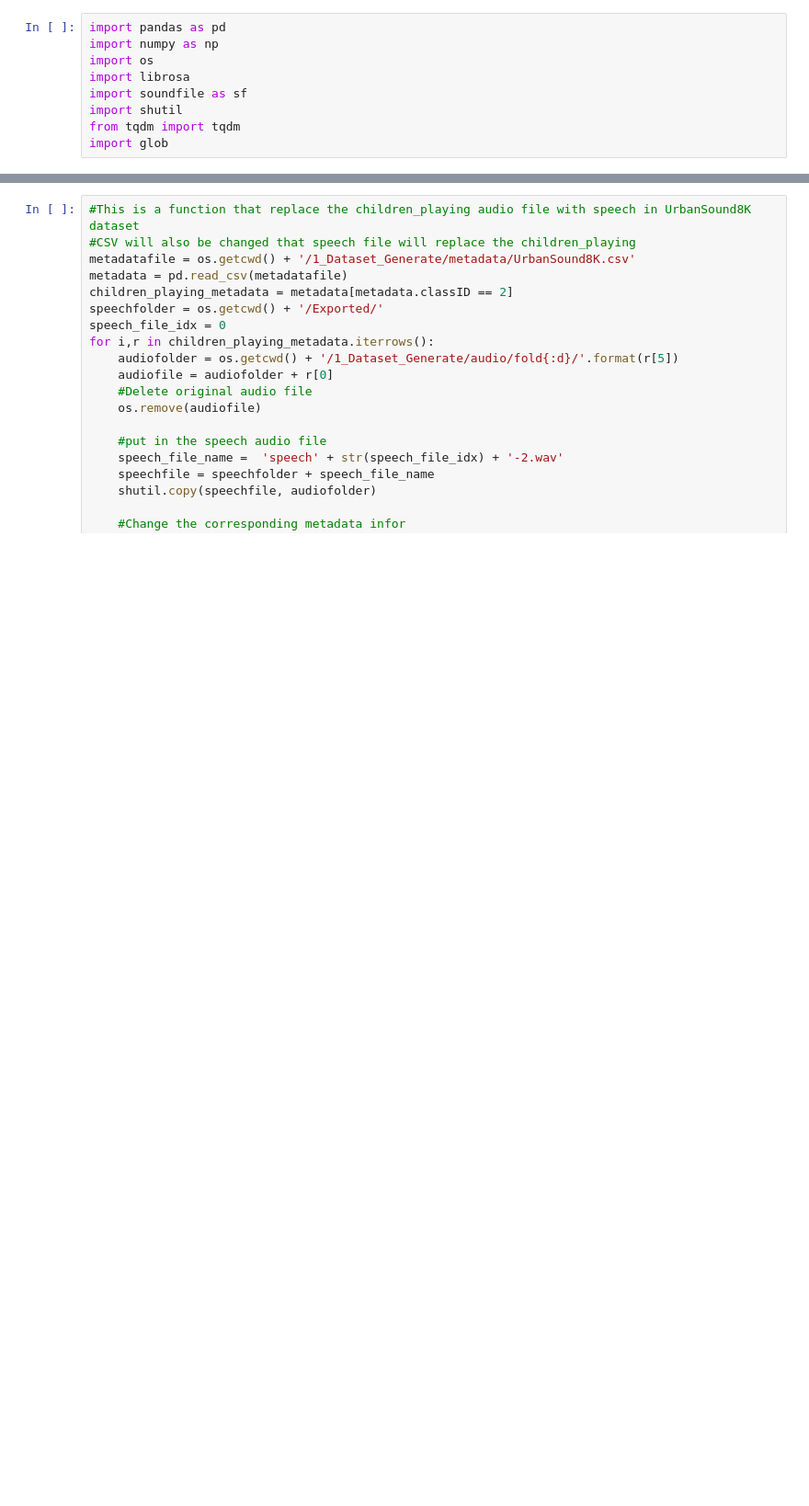
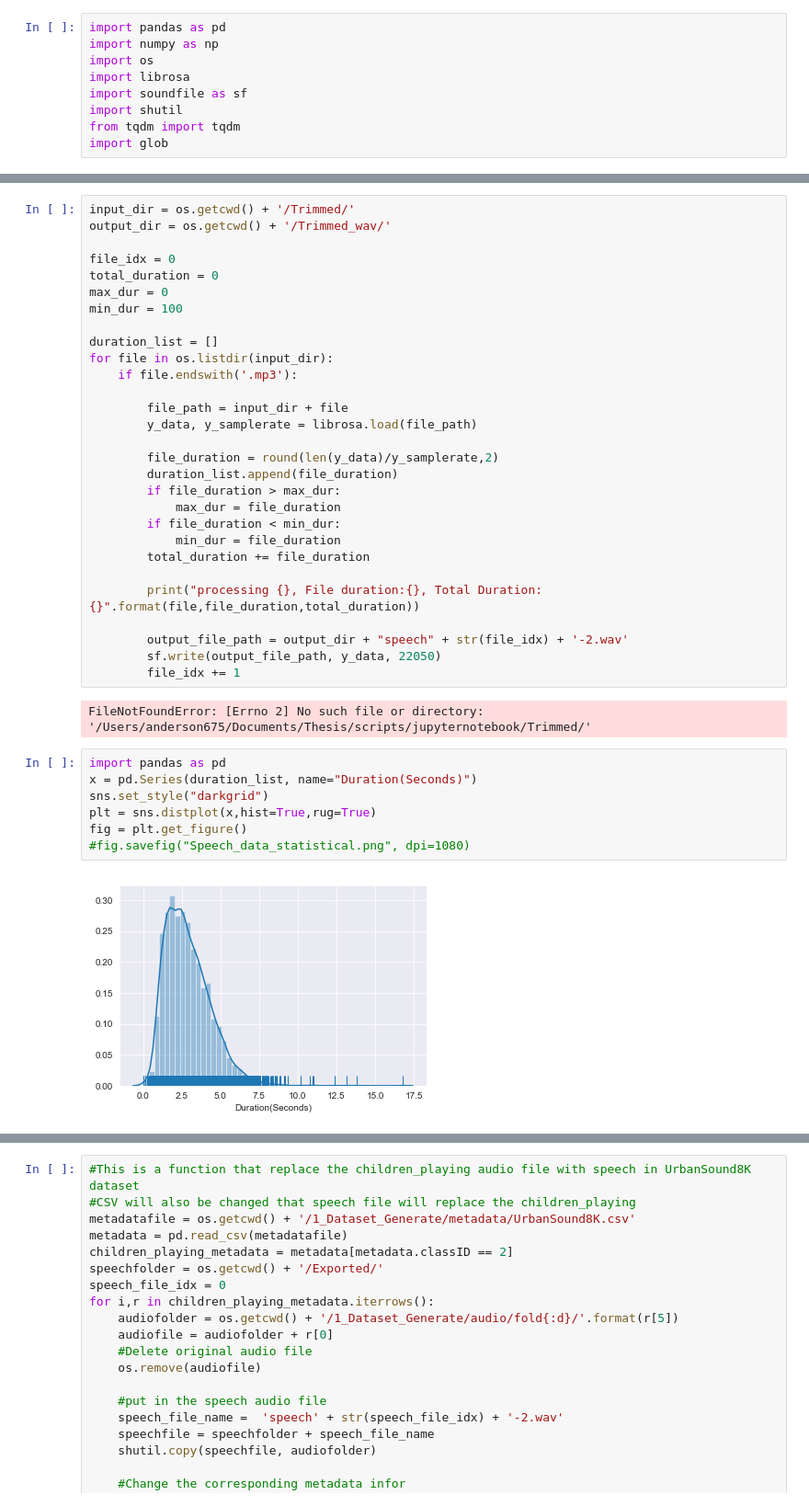
Before and after one commit to yeliuyChuy/RandomForestVoiceActivityDetector, a Jupyter notebook: jupyternotebook/0_RawAudioProcessing.ipynb, the cells around one changed output, grey strips where cells are left out. Shown at 92% size. Cells and saved outputs as stored; diff of their text form; blank space fills up the shorter version.

Commit message:
update scripts

```diff
--- a/jupyternotebook/0_RawAudioProcessing.ipynb
+++ b/jupyternotebook/0_RawAudioProcessing.ipynb
@@ -52,0 +72,40 @@ slice_audio(input_dir = speech_folder,
+# %%
+input_dir = os.getcwd() + '/Trimmed/'
+output_dir = os.getcwd() + '/Trimmed_wav/'
+
+file_idx = 0
+total_duration = 0
+max_dur = 0
+min_dur = 100
+
+duration_list = []
+for file in os.listdir(input_dir):
+    if file.endswith('.mp3'):
+
+        file_path = input_dir + file
+        y_data, y_samplerate = librosa.load(file_path)
+
+        file_duration = round(len(y_data)/y_samplerate,2)
+        duration_list.append(file_duration)
+        if file_duration > max_dur:
+            max_dur = file_duration
+        if file_duration < min_dur:
+            min_dur = file_duration
+        total_duration += file_duration
+
+        print("processing {}, File duration:{}, Total Duration:{}".format(file,file_duration,total_duration))
+
+        output_file_path = output_dir + "speech" + str(file_idx) + '-2.wav'
+        sf.write(output_file_path, y_data, 22050)
+        file_idx += 1
+# %% [output]
+FileNotFoundError: [Errno 2] No such file or directory: '/Users/anderson675/Documents/Thesis/scripts/jupyternotebook/Trimmed/'
+# %%
+import pandas as pd
+x = pd.Series(duration_list, name="Duration(Seconds)")
+sns.set_style("darkgrid")
+plt = sns.distplot(x,hist=True,rug=True)
+fig = plt.get_figure()
+#fig.savefig("Speech_data_statistical.png", dpi=1080)
+# %% [output]
+[figure, added]
```
Also changed, not shown: parts of 5 cells of this notebook, 4 other files.
